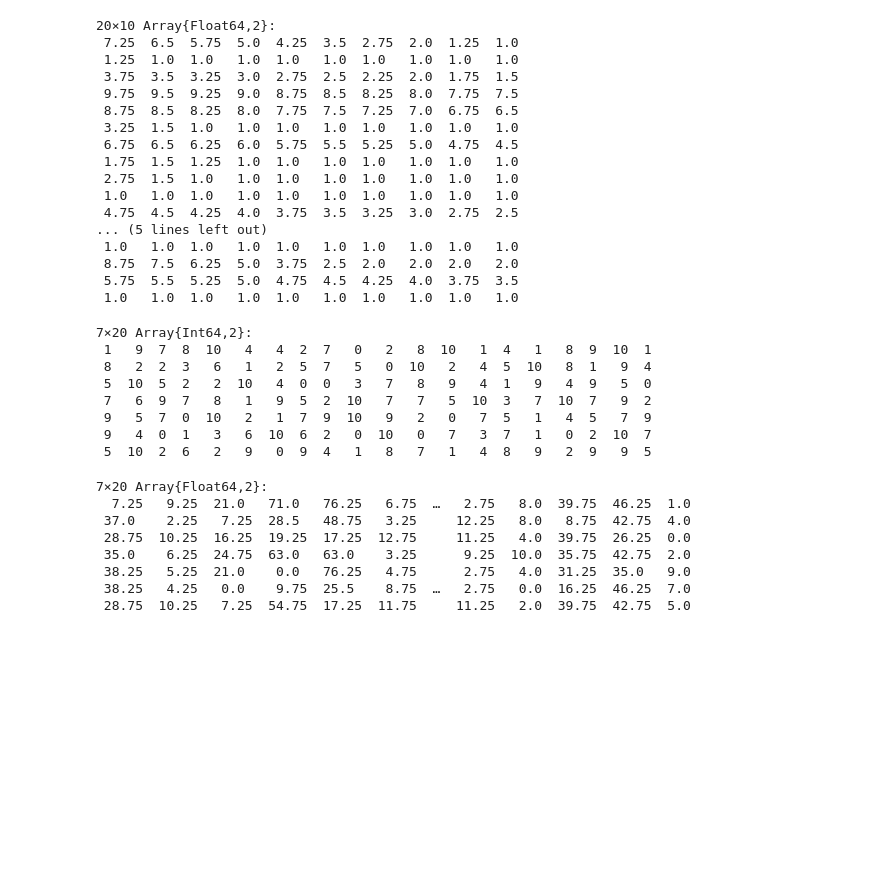
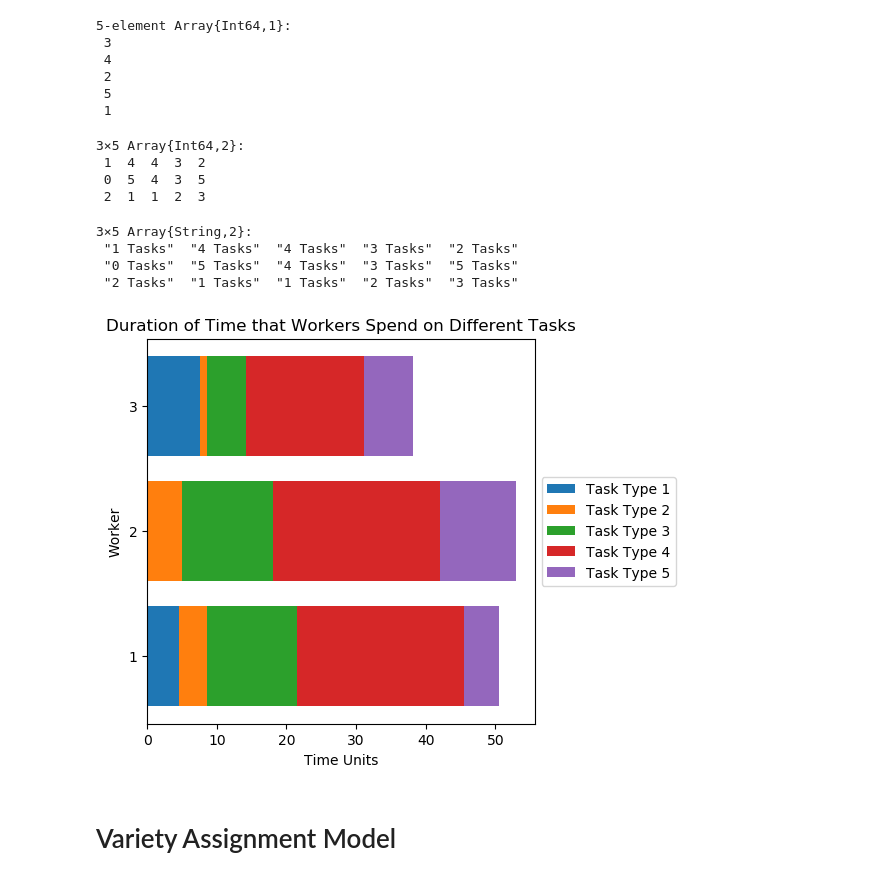
Before and after one commit to erinzm/ece524project, a Jupyter notebook: Bar graph visualization.ipynb, the cells around one changed output. Cells and saved outputs as stored; diff of their text form; code cells hidden in the pictures; blank space fills up the shorter version.

```diff
--- a/Bar graph visualization.ipynb
+++ b/Bar graph visualization.ipynb
@@ -47,41 +38,32 @@ title("How quickly a worker can complete a task the x-th time it is assigned")
 # %%
 task_completion_speed
+quotas
 # %% [output]
-20×10 Array{Float64,2}:
- 7.25  6.5  5.75  5.0  4.25  3.5  2.75  2.0  1.25  1.0
- 1.25  1.0  1.0   1.0  1.0   1.0  1.0   1.0  1.0   1.0
- 3.75  3.5  3.25  3.0  2.75  2.5  2.25  2.0  1.75  1.5
- 9.75  9.5  9.25  9.0  8.75  8.5  8.25  8.0  7.75  7.5
- 8.75  8.5  8.25  8.0  7.75  7.5  7.25  7.0  6.75  6.5
- 3.25  1.5  1.0   1.0  1.0   1.0  1.0   1.0  1.0   1.0
- 6.75  6.5  6.25  6.0  5.75  5.5  5.25  5.0  4.75  4.5
- 1.75  1.5  1.25  1.0  1.0   1.0  1.0   1.0  1.0   1.0
- 2.75  1.5  1.0   1.0  1.0   1.0  1.0   1.0  1.0   1.0
- 1.0   1.0  1.0   1.0  1.0   1.0  1.0   1.0  1.0   1.0
- 4.75  4.5  4.25  4.0  3.75  3.5  3.25  3.0  2.75  2.5
-... (5 lines left out)
- 1.0   1.0  1.0   1.0  1.0   1.0  1.0   1.0  1.0   1.0
- 8.75  7.5  6.25  5.0  3.75  2.5  2.0   2.0  2.0   2.0
- 5.75  5.5  5.25  5.0  4.75  4.5  4.25  4.0  3.75  3.5
- 1.0   1.0  1.0   1.0  1.0   1.0  1.0   1.0  1.0   1.0
+5-element Array{Int64,1}:
+ 3
+ 4
+ 2
+ 5
+ 1
 # %%
-L = rand(0:n_tasks_per_type, n_workers, n_task_types)
+L = rand(0:maximum(quotas), n_workers, n_task_types)
 # %% [output]
-7×20 Array{Int64,2}:
- 1   9  7  8  10   4   4  2  7   0   2   8  10   1  4   1   8  9  10  1
- 8   2  2  3   6   1   2  5  7   5   0  10   2   4  5  10   8  1   9  4
- 5  10  5  2   2  10   4  0  0   3   7   8   9   4  1   9   4  9   5  0
- 7   6  9  7   8   1   9  5  2  10   7   7   5  10  3   7  10  7   9  2
- 9   5  7  0  10   2   1  7  9  10   9   2   0   7  5   1   4  5   7  9
- 9   4  0  1   3   6  10  6  2   0  10   0   7   3  7   1   0  2  10  7
- 5  10  2  6   2   9   0  9  4   1   8   7   1   4  8   9   2  9   9  5
+3×5 Array{Int64,2}:
+ 1  4  4  3  2
+ 0  5  4  3  5
+ 2  1  1  2  3
 # %%
 # task_dur is a matrix where the rows represent workers and columns represent the total time spent working
 # on a particular task type
 task_dur = zeros(n_workers, n_task_types)
 
+# labels is a matrix where for a worker i and task type j, the [i, j] index contains the string representation
+# of the number of tasks completed
+labels = Array{String}(n_workers, n_task_types)
+
 for i=1:n_workers
     for j=1:n_task_types
+        labels[i, j] = "$(L[i, j]) Tasks"
         for k=1:L[i, j]
             task_dur[i, j] = task_dur[i, j] + task_completion_speed[j, k]
         end
@@ -89,12 +71,15 @@ for i=1:n_workers
 end
 
 task_dur
+labels
 # %% [output]
-7×20 Array{Float64,2}:
-  7.25   9.25  21.0   71.0   76.25   6.75  …   2.75   8.0  39.75  46.25  1.0
- 37.0    2.25   7.25  28.5   48.75   3.25     12.25   8.0   8.75  42.75  4.0
- 28.75  10.25  16.25  19.25  17.25  12.75     11.25   4.0  39.75  26.25  0.0
- 35.0    6.25  24.75  63.0   63.0    3.25      9.25  10.0  35.75  42.75  2.0
- 38.25   5.25  21.0    0.0   76.25   4.75      2.75   4.0  31.25  35.0   9.0
- 38.25   4.25   0.0    9.75  25.5    8.75  …   2.75   0.0  16.25  46.25  7.0
- 28.75  10.25   7.25  54.75  17.25  11.75     11.25   2.0  39.75  42.75  5.0
+3×5 Array{String,2}:
+ "1 Tasks"  "4 Tasks"  "4 Tasks"  "3 Tasks"  "2 Tasks"
+ "0 Tasks"  "5 Tasks"  "4 Tasks"  "3 Tasks"  "5 Tasks"
+ "2 Tasks"  "1 Tasks"  "1 Tasks"  "2 Tasks"  "3 Tasks"
+# %%
+plot_task_dur(n_workers, n_task_types, task_dur);
+# %% [output]
+[figure, added]
+# %% [markdown]
+# Variety Assignment Model
```
Also changed, not shown: parts of 14 cells of this notebook.
